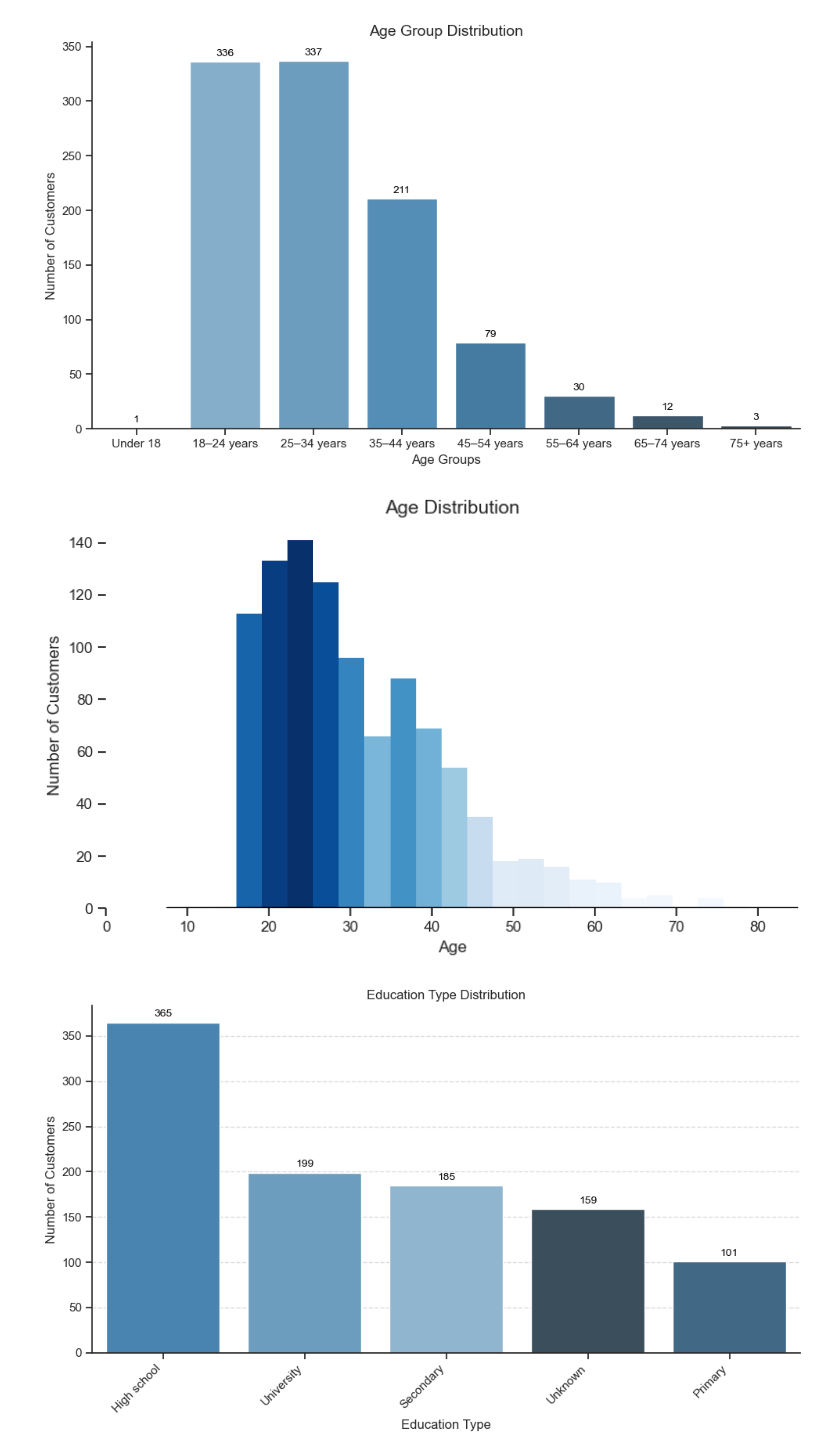
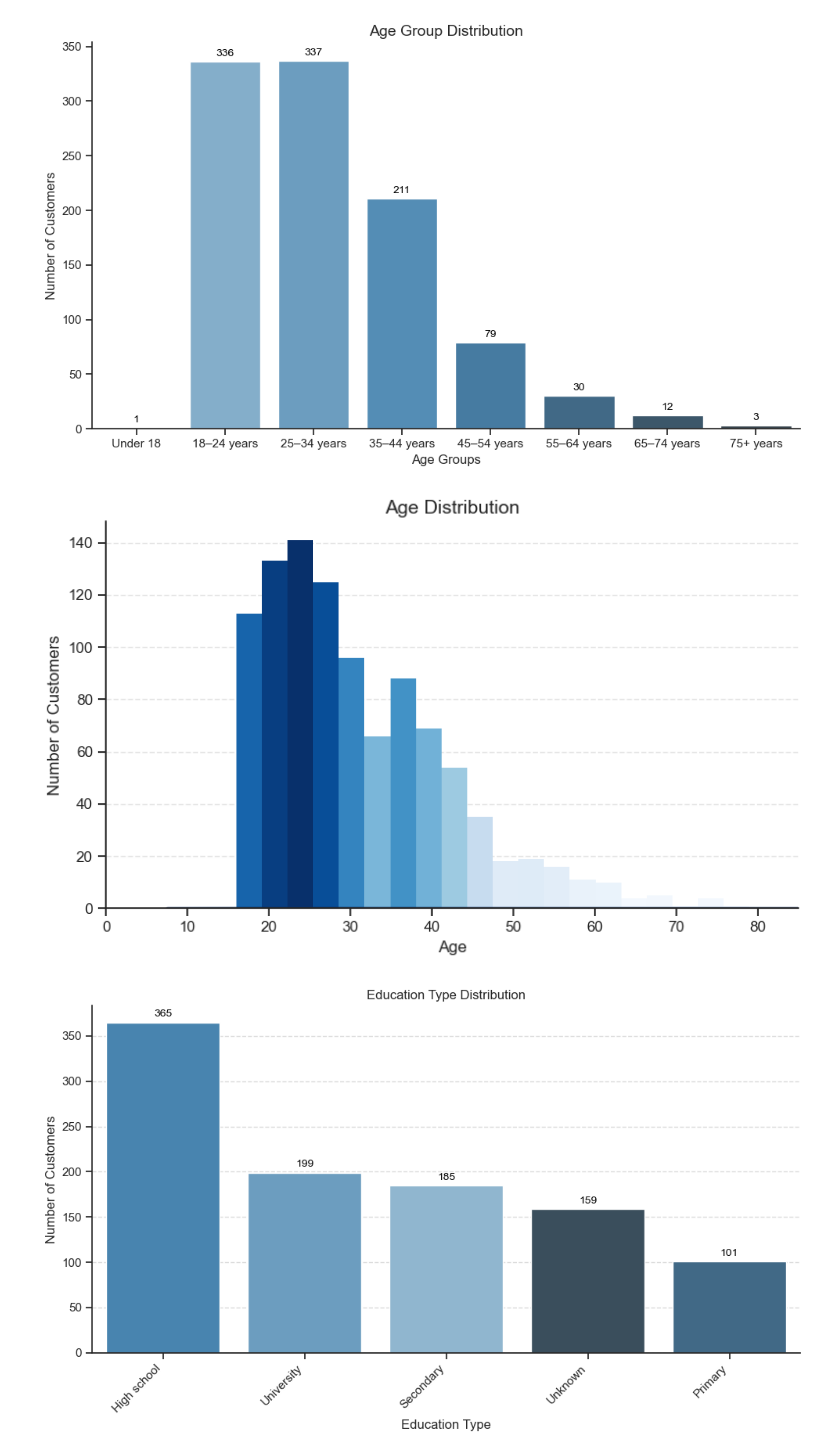
Before and after one commit to akorablov/Project_Twisto, a Jupyter notebook: FinTech_project/2_Demographic_analysis.ipynb, the cells around one changed output. Cells and saved outputs as stored; diff of their text form; code cells hidden in the pictures.

```diff
--- a/FinTech_project/2_Demographic_analysis.ipynb
+++ b/FinTech_project/2_Demographic_analysis.ipynb
@@ -9,7 +9,7 @@ import seaborn as sns
 import numpy as np
 
 # Loading of Excel file
-excel_file = pd.read_excel('Twisto_data.xlsx', sheet_name=None)
+excel_file = pd.read_excel('data_source/Twisto_data.xlsx', sheet_name=None)
 # %%
 # Extracting of individual DataFrames
 df_base = excel_file['profile_base']
@@ -191,42 +191,50 @@ plt.show()
 # %% [output]
 [figure]
 # %%
-plt.figure(figsize=(8,5))
+plt.figure(figsize=(8, 5))
 
-# Get histogram data first
-counts, bins = np.histogram(df_cmr['age'].dropna(), bins=20)
+# Prepare data
+ages = df_cmr['age'].dropna()
+counts, bins = np.histogram(ages, bins=20)
 
 # Normalize counts for color mapping
 norm = plt.Normalize(counts.min(), counts.max())
-cmap = plt.cm.Blues  # choose gradient colormap
+cmap = plt.cm.Blues  # gradient colormap
 
-# Draw bars manually with gradient colors
+# Draw histogram bars manually with gradient colors
 for i in range(len(counts)):
     plt.bar(
         bins[i], counts[i],
-        width=(bins[i+1]-bins[i]),
-        align='edge',
+        width=(bins[i+1] - bins[i]),
+        align="edge",
         color=cmap(norm(counts[i])),
-        edgecolor='none'
+        edgecolor="none"
     )
 
-# Add KDE curve
-sns.kdeplot(df_cmr['age'].dropna(), color='black', lw=2)
+# Pick the darkest shade (corresponding to max count) for KDE curve
+kde_color = cmap(norm(counts.max()))
+
+# KDE curve in the same gradient color family
+sns.kdeplot(ages, color=kde_color, lw=2)
 
 # Titles & labels
 plt.title("Age Distribution", fontsize=14)
 plt.xlabel("Age", fontsize=12)
 plt.ylabel("Number of Customers", fontsize=12)
 
-# Limit x-axis to 85 years
+# X-axis limit
 plt.xlim(0, 85)
 
-# Remove all spines (frame)
-sns.despine(top=True, right=True, left=True, bottom=True)
+# Subtle horizontal gridlines
+plt.gca().yaxis.grid(True, linestyle="--", alpha=0.5)
+
+# Remove spines for cleaner look
+sns.despine(top=True, right=True)
+
 plt.tight_layout()
 plt.show()
 # %% [output]
-[figure, old version]
+[figure, new version]
 # %%
 sns.set_theme(style="ticks", palette="dark:b_r")
 plt.figure(figsize=(10,6))
```
Also changed, not shown: parts of 5 cells of this notebook, 7 other files.
